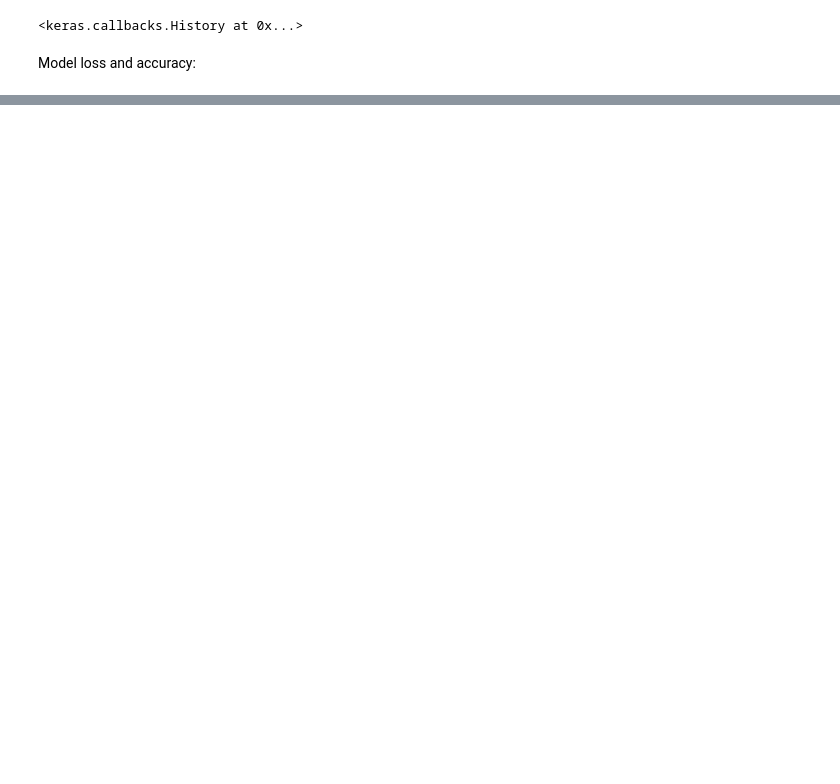
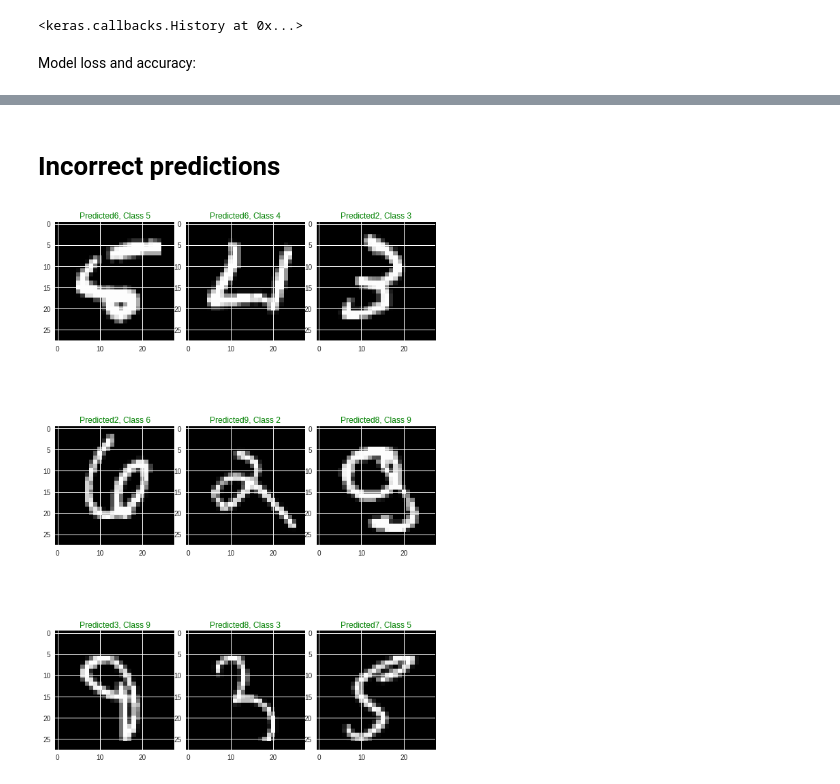
Before and after one commit to ashfarhangi/Computer-Vision-Classification, a Jupyter notebook: HW1_Problem4.ipynb, the cells around one changed output, grey strips where cells are left out. Cells and saved outputs as stored; diff of their text form; code cells hidden in the pictures; blank space fills up the shorter version.

```diff
--- a/HW1_Problem4.ipynb
+++ b/HW1_Problem4.ipynb
@@ -101,0 +135,12 @@ plt.show()
+# %% [markdown]
+# Incorrect predictions
+# %%
+plt.figure()
+for i, correct in enumerate(incorrect_indices[:9]):
+   plt.subplot(3,3,i+1)
+   plt.subplots_adjust(hspace = 0.4, wspace = 0.1)
+
+   plt.imshow(X_test[correct].reshape(28,28) , cmap ='gray', interpolation ='none')
+   plt.title("Predicted{}, Class {}".format(predicted_classes[correct],test_labels_original[correct]),color = 'green')
+# %% [output]
+[figure, added]
```
Also changed, not shown: parts of 22 cells of this notebook.
